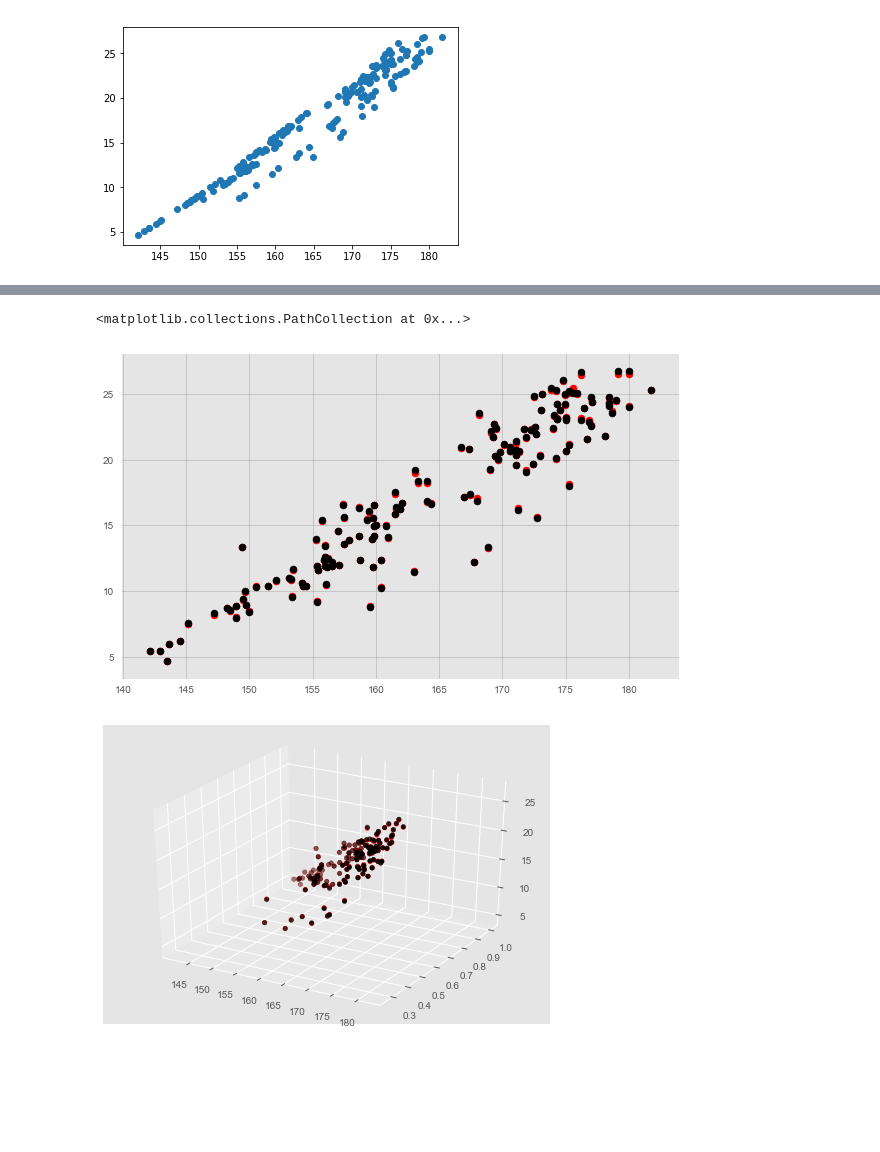
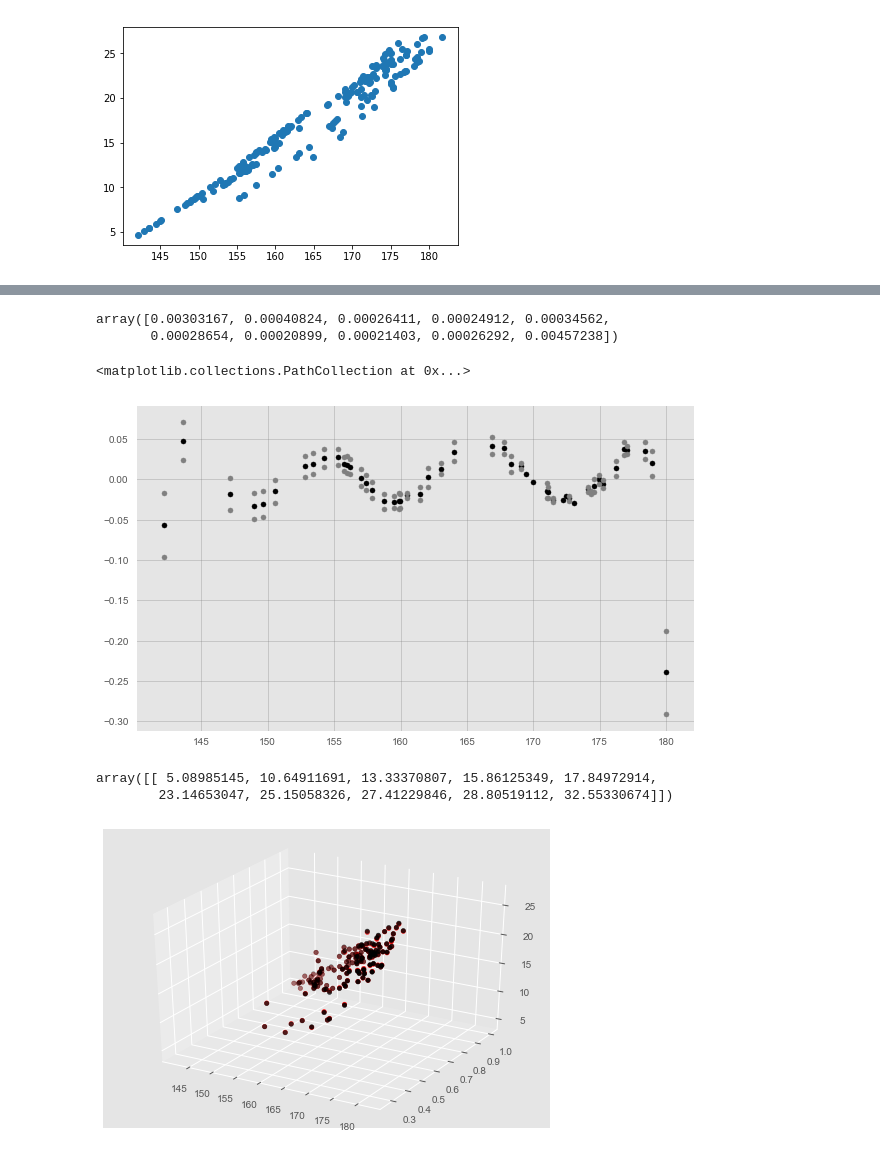
Before and after one commit to xiwenjin/Bayesian-modeling, a Jupyter notebook: GPs_MarketRisk.ipynb, the cells around one changed output, grey strips where cells are left out. Drawn from its saved outputs; the diff is of its cells as text; code cells hidden in the pictures; blank space fills up the shorter version.

```diff
--- a/GPs_MarketRisk.ipynb
+++ b/GPs_MarketRisk.ipynb
@@ -79,9 +79,12 @@ plt.style.use('ggplot')
 from edward.models import MultivariateNormalTriL
 from edward.util import rbf
 # %%
-x = np.arange(((n-1)*2), dtype = 'float32').reshape(n-1,2)
+#x = np.arange(((n-1)*2), dtype = 'float32').reshape(n-1,2)
+x = np.arange(((n-1)), dtype = 'float32').reshape(n-1,1)
+
 for i in range(1, n):
-    x[i-1] = [S[i], T[i]]
+    #x[i-1] = [S[i], T[i]]
+    x[i-1] = S[i]
 
 r_v = np.zeros(n-1)
 for i in range(n-1):
@@ -96,25 +99,26 @@ sess = ed.get_session()
 
 # change below parameters to see different training results.
 training_number = 180
-test_number = 150
-scaler = 1
-noise_term = 1e-2
+test_number = 50
+scaler = 10.0
+noise_term = 1e-3
 
 idx_train = np.linspace(0, len(y)-1, training_number, dtype = 'int')
 idx_test = np.linspace(0, len(y)-1, test_number, dtype = 'int')
-x_train = np.array(x[idx_train], dtype='float32') * scaler
+x_train = np.array(x[idx_train], dtype='float32')
 y_train = np.array(y[idx_train], dtype='float32')#.reshape(training_number, 1)
-x_test = np.array(x[idx_test], dtype='float32') * scaler
+x_test = np.array(x[idx_test], dtype='float32')
 y_test = np.array(y[idx_test], dtype='float32')#.reshape(test_number, 1)
 # %%
 # mean
-Kernel = rbf(x_train).eval()
+Kernel = rbf(x_train, lengthscale=scaler).eval()
 K_noise = Kernel + np.eye(training_number) * noise_term
-k_s = rbf(x_test, x_train).eval()
+k_s = rbf(x_test, x_train, lengthscale=scaler).eval()
 L = np.linalg.cholesky(K_noise)
 alpha = np.linalg.solve(L.T, np.linalg.solve(L, y_train))
 predict_mean = np.dot(k_s, alpha)
 
 # cov
 v = np.linalg.solve(L, k_s.T)
-var = rbf(x_test).eval() - np.dot(v.T, v)
+k_ss = rbf(x_test, lengthscale=scaler).eval()
+var = k_ss - np.dot(v.T, v)
@@ -140,16 +125,29 @@ Name: WIKI/AAPL, Length: 150, dtype: float64
+# %%
+np.diag(var)
+# %% [output]
+array([0.00303167, 0.00040824, 0.00026411, 0.00024912, 0.00034562,
+       0.00028654, 0.00020899, 0.00021403, 0.00026292, 0.00457238])
+# %%
+# plot with cov band
+up = predict_mean.T - 2 *np.sqrt(np.diag(var))  # 95% confident interval
+down = predict_mean.T + 2 * np.sqrt(np.diag(var))
 # %%
-# plot with cov band
-up = predict_mean - 2 * (np.sqrt(np.diag(var)))   # 95% confident interval
-down = predict_mean + 2 * (np.sqrt(np.diag(var)))
-
 plt.figure(figsize = (10,6), facecolor='white', edgecolor='white')
 #plt.fill_between(up, down, color = 'grey', alpha=0.3)
 plt.grid(True, color = 'grey', alpha = 0.3)
-plt.scatter(S[idx_test], predict_mean, color = 'r')
-plt.scatter(S[idx_test], y_test, color = 'black')
+
+plt.scatter(S[idx_test], predict_mean- y_test, color = 'black', s=25.0)
+plt.scatter(S[idx_test], up.T-y_test, color = 'grey', s=25.0)
+plt.scatter(S[idx_test], down.T-y_test, color = 'grey', s=25.0)
+#plt.scatter(S[idx_test], predict_mean, color = 'r',s=25.0)
 # %% [output]
 <matplotlib.collections.PathCollection at 0x...>
-[figure, old version]
+[figure, new version]
+# %%
+predict_mean.T-np.sqrt(np.diag(var))
+# %% [output]
+array([[ 5.08985145, 10.64911691, 13.33370807, 15.86125349, 17.84972914,
+        23.14653047, 25.15058326, 27.41229846, 28.80519112, 32.55330674]])
 # %%
 from mpl_toolkits.mplot3d import Axes3D
 # %%
```
Also changed, not shown: parts of 3 cells of this notebook.
